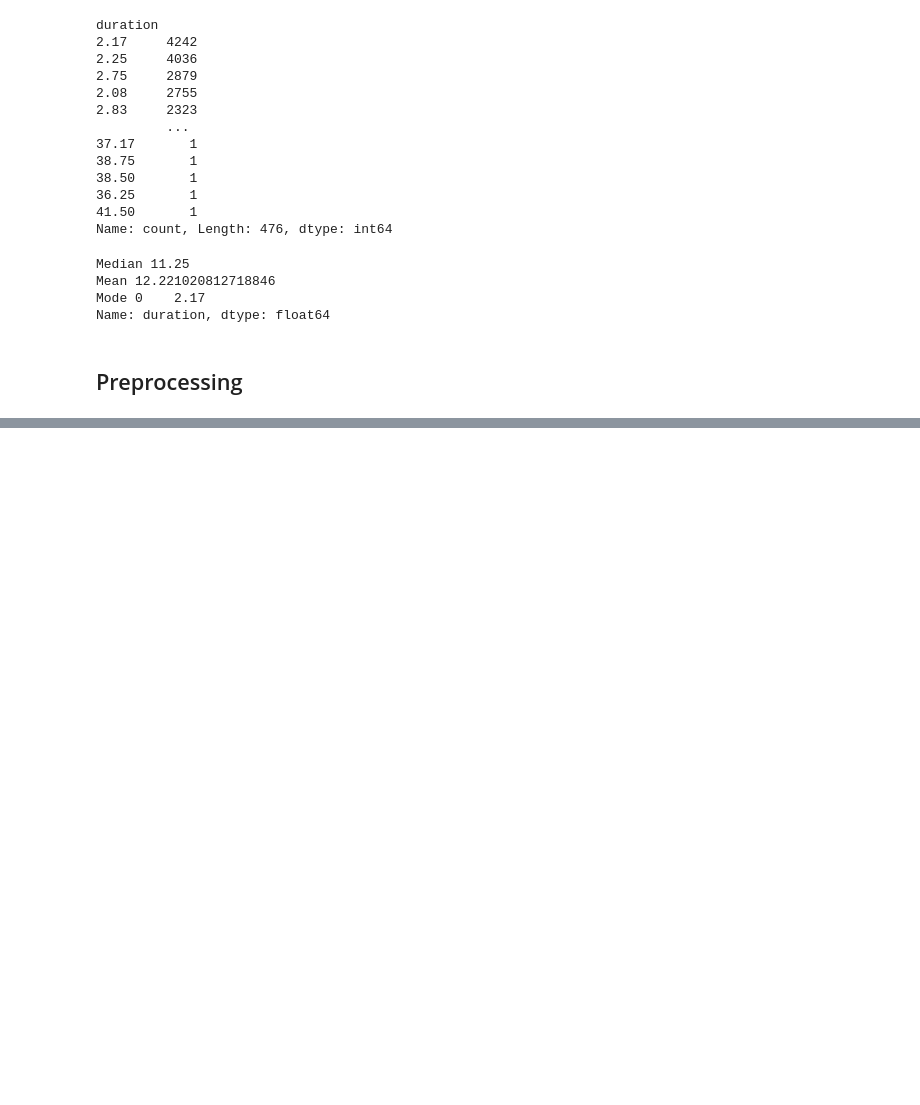
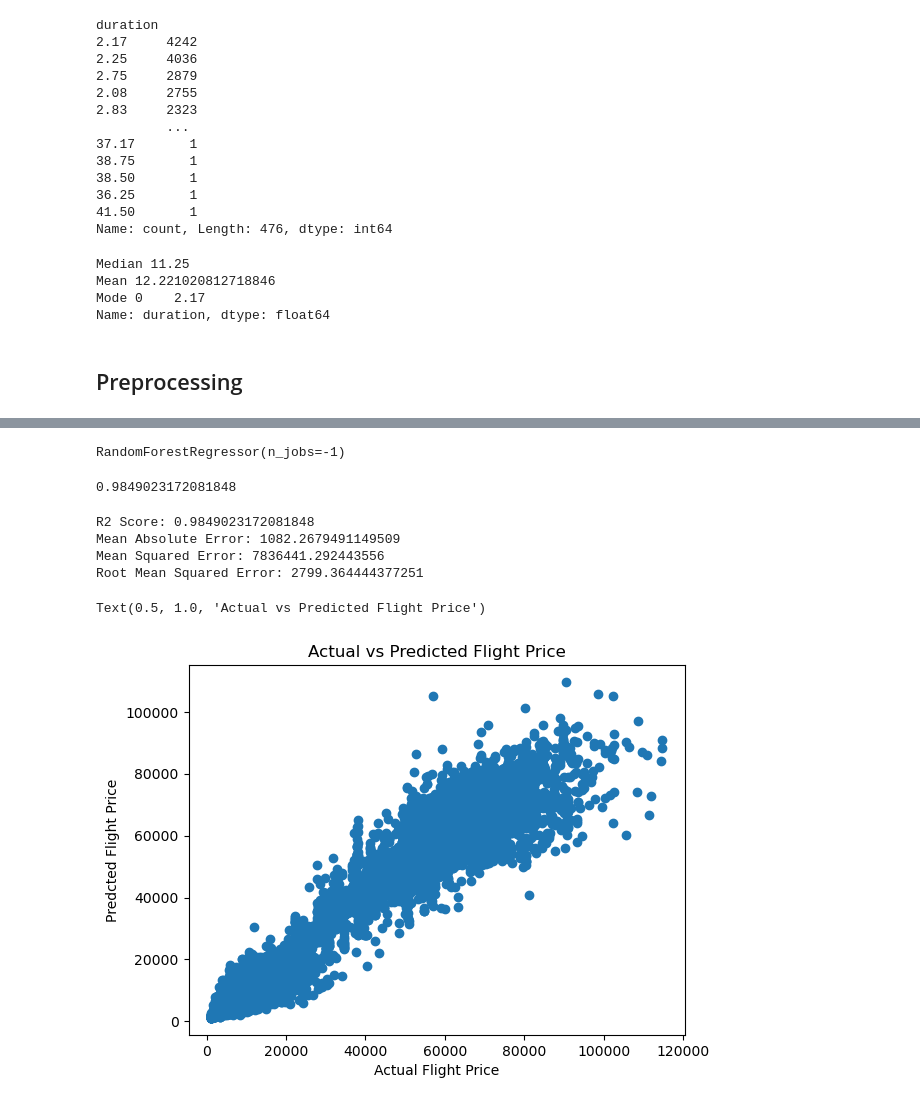
Before and after one commit to alex-yatseyko/applying_statistical_concepts, a Jupyter notebook: 07_my_folder/flight_price_prediction.ipynb, the cells around one changed output, grey strips where cells are left out. Drawn from its saved outputs; the diff is of its cells as text; code cells hidden in the pictures; blank space fills up the shorter version.

```diff
--- a/07_my_folder/flight_price_prediction.ipynb
+++ b/07_my_folder/flight_price_prediction.ipynb
@@ -96,0 +192,3 @@ df['class'] = df['class'].replace('Business', 1)
+# %%
+X, y = df.drop('price', axis=1), df.price
+X
@@ -96,0 +224,37 @@ df['class'] = df['class'].replace('Business', 1)
+# %%
+X_train, X_test, y_train, y_test = train_test_split(X, y, test_size=0.2)
+# %%
+reg = RandomForestRegressor(n_jobs=-1)
+
+reg.fit(X_train, y_train)
+# %% [output]
+RandomForestRegressor(n_jobs=-1)
+# %%
+reg.score(X_test, y_test)
+# %% [output]
+0.9849023172081848
+# %%
+import math
+from sklearn.metrics import mean_absolute_error, mean_squared_error, r2_score
+
+y_pred = reg.predict(X_test)
+
+print('R2 Score:', r2_score(y_test, y_pred))
+print('Mean Absolute Error:', mean_absolute_error(y_test, y_pred))
+print('Mean Squared Error:', mean_squared_error(y_test, y_pred))
+print('Root Mean Squared Error:', math.sqrt(mean_squared_error(y_test, y_pred)))
+# %% [output]
+R2 Score: 0.9849023172081848
+Mean Absolute Error: 1082.2679491149509
+Mean Squared Error: 7836441.292443556
+Root Mean Squared Error: 2799.364444377251
+# %%
+import matplotlib.pyplot as plt
+
+plt.scatter(y_test, y_pred)
+plt.xlabel('Actual Flight Price')
+plt.ylabel('Predcted Flight Price')
+plt.title('Actual vs Predicted Flight Price')
+# %% [output]
+Text(0.5, 1.0, 'Actual vs Predicted Flight Price')
+[figure, added]
```
Also changed, not shown: parts of 17 cells of this notebook, 2 other files.
